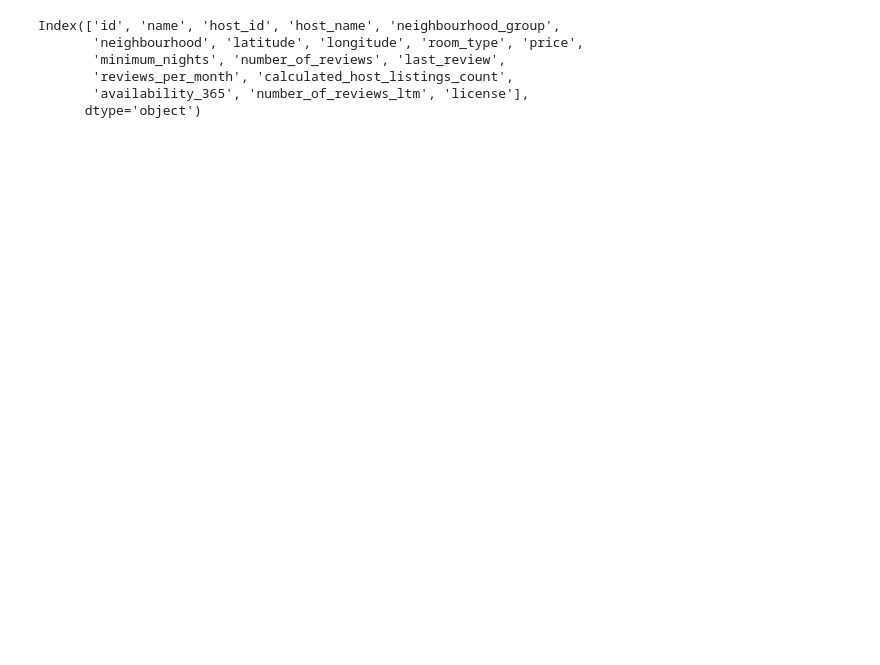
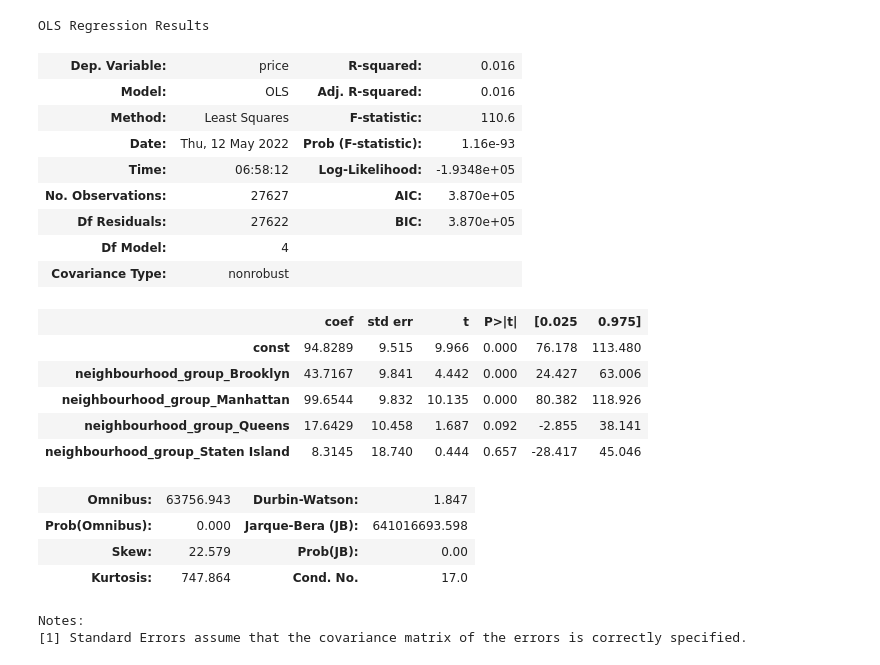
Before and after one commit to csridlen/eco395m-project-2, a Jupyter notebook: code/2021_cleaning.ipynb, the cells around one changed output. Saved outputs shown, nothing was run; the diff lists cells and outputs as text; code cells hidden in the pictures; blank space fills up the shorter version.

```diff
--- a/code/2021_cleaning.ipynb
+++ b/code/2021_cleaning.ipynb
@@ -10,10 +14,69 @@ from scipy import stats
 # %%
-data_2021 = pd.read_csv("../data/airbnb_listings_2021.csv")
-data_2021.columns
+# Import data
+
+data_2021 = pd.read_csv("../data/newnh_airbnb_2021.csv")
-# %% [output]
-Index(['id', 'name', 'host_id', 'host_name', 'neighbourhood_group',
-       'neighbourhood', 'latitude', 'longitude', 'room_type', 'price',
-       'minimum_nights', 'number_of_reviews', 'last_review',
-       'reviews_per_month', 'calculated_host_listings_count',
-       'availability_365', 'number_of_reviews_ltm', 'license'],
-      dtype='object')
+# %%
+# Keep interesting subset of columns for all analyses, drop empty rows
+
+data = data_2021[
+    [
+        "price",
+        "neighbourhood",
+        "neighbourhood_group",
+        "room_type",
+        "number_of_reviews",
+        "reviews_per_month",
+        "calculated_host_listings_count",
+        "number_of_reviews_ltm",
+    ]
+]
+data = data.dropna()
+# %%
+# Set up price as Y (dependent variable) for all regressions
+
+Y = data["price"]
+# %%
+# Set up data for simple linear regression of price on neighborhood group, Bronx used as baseline
+
+datang = data[
+    [
+        "price",
+        "neighbourhood_group",
+    ]
+]
+datang = pd.get_dummies(datang, columns=["neighbourhood_group"])
+datang.drop(["neighbourhood_group_Bronx"], axis=1, inplace=True)
+datang.astype(float)
+
+Xng = datang
+datang.drop(["price"], axis=1, inplace=True)
+XngC = sm.add_constant(Xng)
+# %%
+# Run Linear regression of price on neighborhood group dummies
+
+estng = sm.OLS(Y, XngC)
+est_ng = estng.fit()
+est_ng.summary()
+# %% [output]
+OLS Regression Results
+| Dep. Variable: | price | R-squared: | 0.016 |
+| Model: | OLS | Adj. R-squared: | 0.016 |
+| Method: | Least Squares | F-statistic: | 110.6 |
+| Date: | Thu, 12 May 2022 | Prob (F-statistic): | 1.16e-93 |
+| Time: | 06:58:12 | Log-Likelihood: | -1.9348e+05 |
+| No. Observations: | 27627 | AIC: | 3.870e+05 |
+| Df Residuals: | 27622 | BIC: | 3.870e+05 |
+| Df Model: | 4 |  |  |
+| Covariance Type: | nonrobust |  |  |
+|  | coef | std err | t | P>|t| | [0.025 | 0.975] |
+| const | 94.8289 | 9.515 | 9.966 | 0.000 | 76.178 | 113.480 |
+| neighbourhood_group_Brooklyn | 43.7167 | 9.841 | 4.442 | 0.000 | 24.427 | 63.006 |
+| neighbourhood_group_Manhattan | 99.6544 | 9.832 | 10.135 | 0.000 | 80.382 | 118.926 |
+| neighbourhood_group_Queens | 17.6429 | 10.458 | 1.687 | 0.092 | -2.855 | 38.141 |
+| neighbourhood_group_Staten Island | 8.3145 | 18.740 | 0.444 | 0.657 | -28.417 | 45.046 |
+| Omnibus: | 63756.943 | Durbin-Watson: | 1.847 |
+| Prob(Omnibus): | 0.000 | Jarque-Bera (JB): | 641016693.598 |
+| Skew: | 22.579 | Prob(JB): | 0.00 |
+| Kurtosis: | 747.864 | Cond. No. | 17.0 |
+Notes:
+[1] Standard Errors assume that the covariance matrix of the errors is correctly specified.
```
Also changed, not shown: parts of 13 cells of this notebook.
